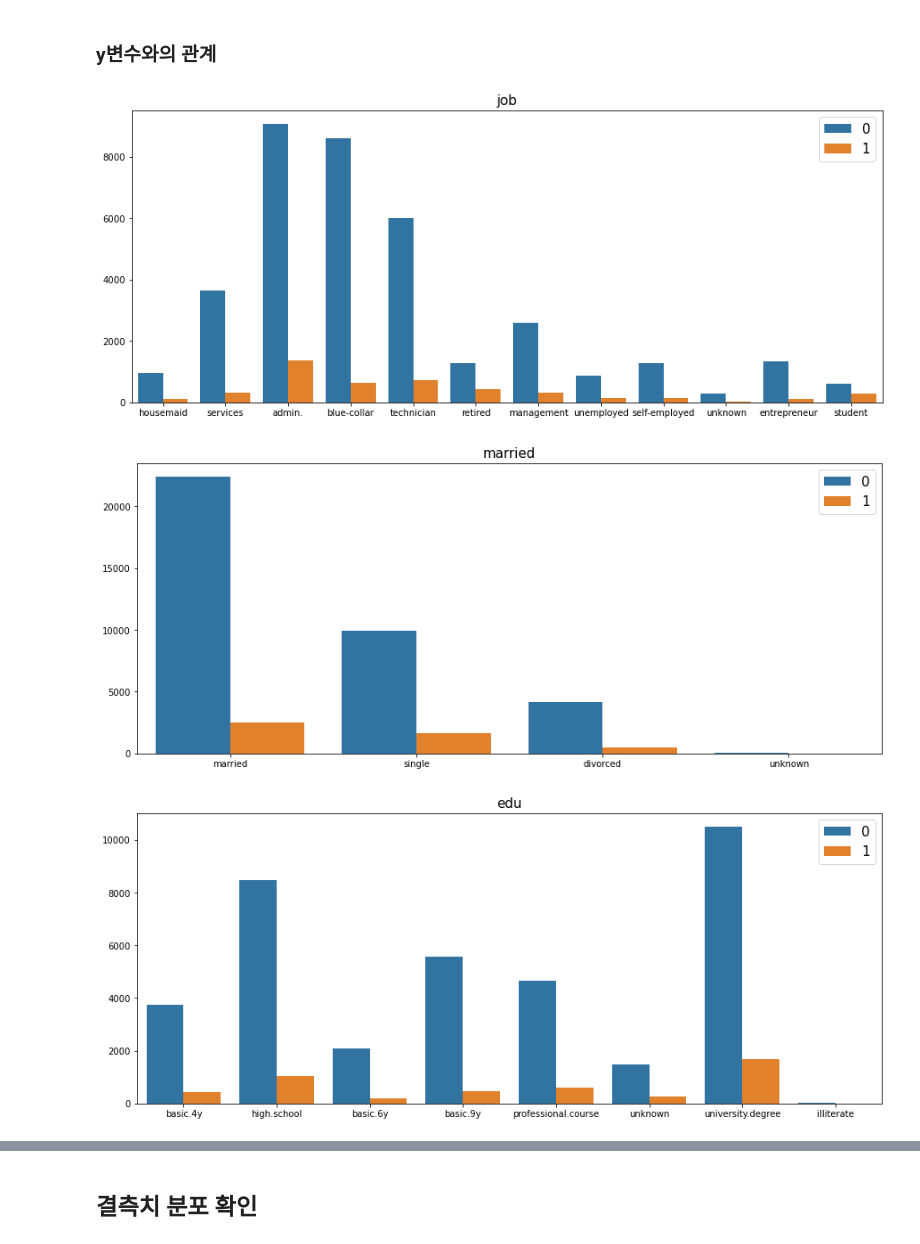
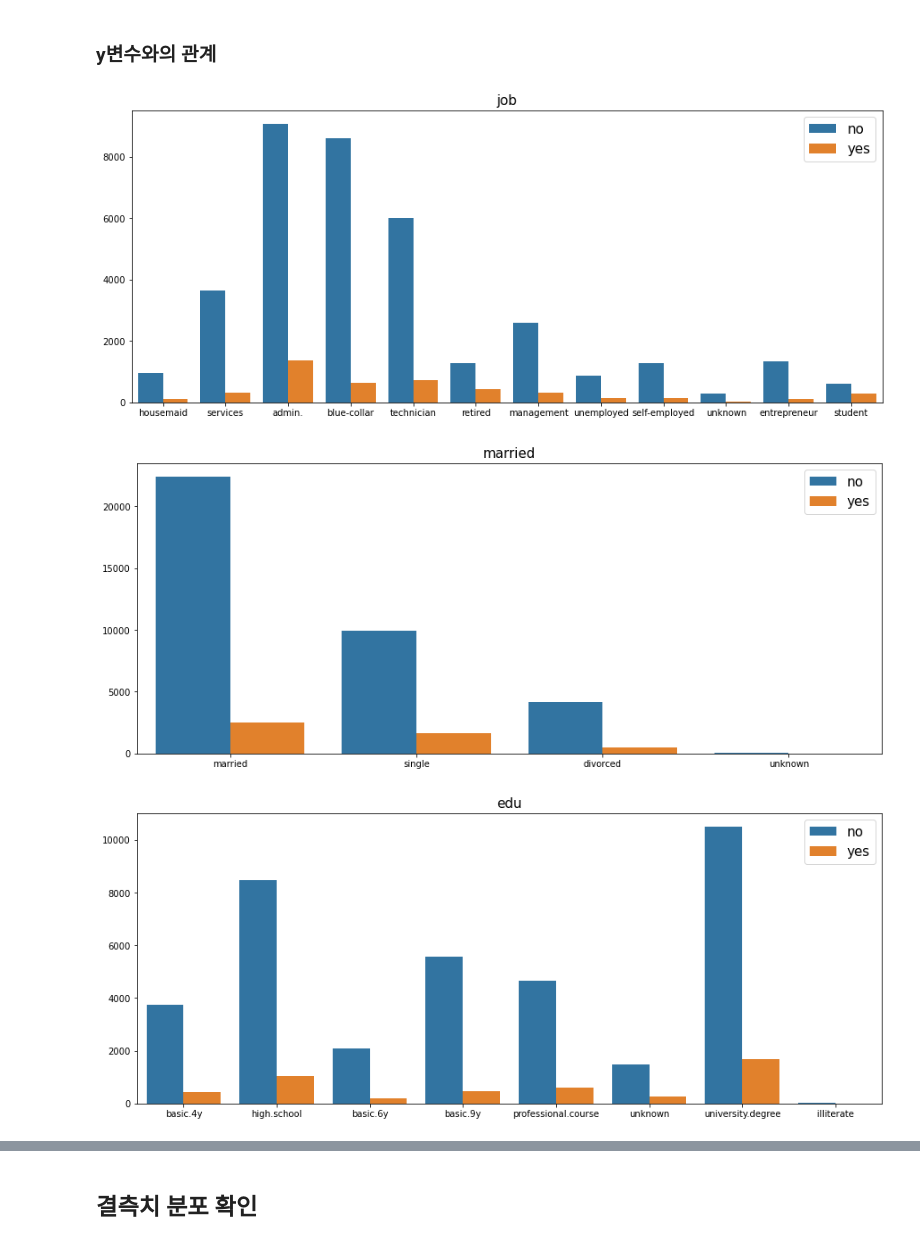
Before and after one commit to black4157/python-project, a Jupyter notebook: bank_project.ipynb, the cells around one changed output, grey strips where cells are left out. Cells and saved outputs as stored; diff of their text form; code cells hidden in the pictures.

```diff
--- a/bank_project.ipynb
+++ b/bank_project.ipynb
@@ -51,7 +51,7 @@ memory usage: 6.6+ MB
 # %% [markdown]
 ## 라벨값 변화 및 추출
 # %%
-bank = bank.drop("y", axis=1)
+bank_x = bank.drop("y", axis=1)
 # %% [markdown]
 ## 기술통계량
 # %%
@@ -222,13 +311,13 @@ pie(bank_object)
 # %%
 for column in bank_object:
     plt.figure(figsize=(15, 6))
-    ax = sns.countplot(x=bank[column], hue=bay)
+    ax = sns.countplot(x=bank[column], hue=bank['y'])
     plt.legend(loc='upper right',fontsize=15)
     plt.title(column,fontsize=15)
     plt.xlabel('')
     plt.ylabel('')
     plt.show()
 # %% [output]
-[figure, old version]
+[figure, new version]
-[figure, old version]
+[figure, new version]
-[figure, old version]
+[figure, new version]
```
Also changed, not shown: parts of 137 cells of this notebook.
